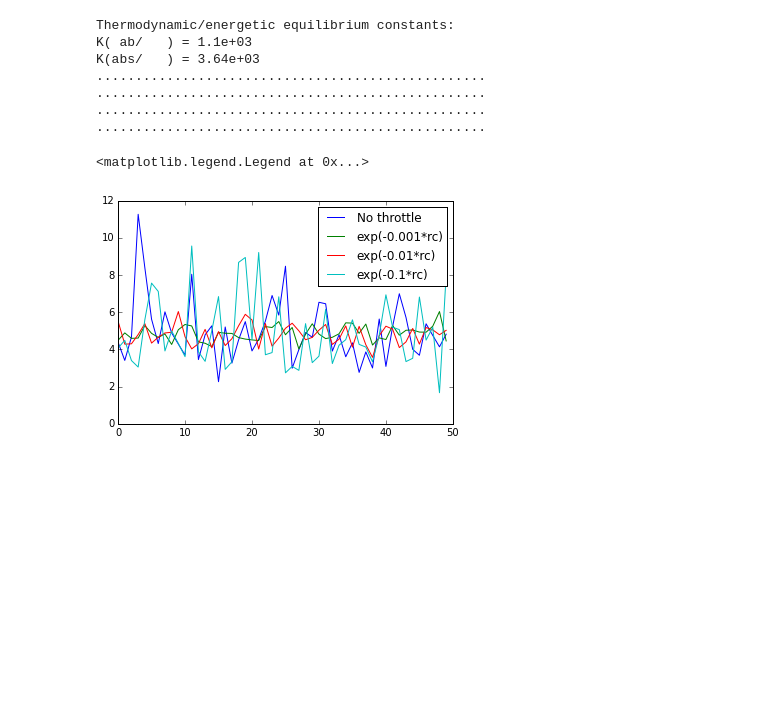
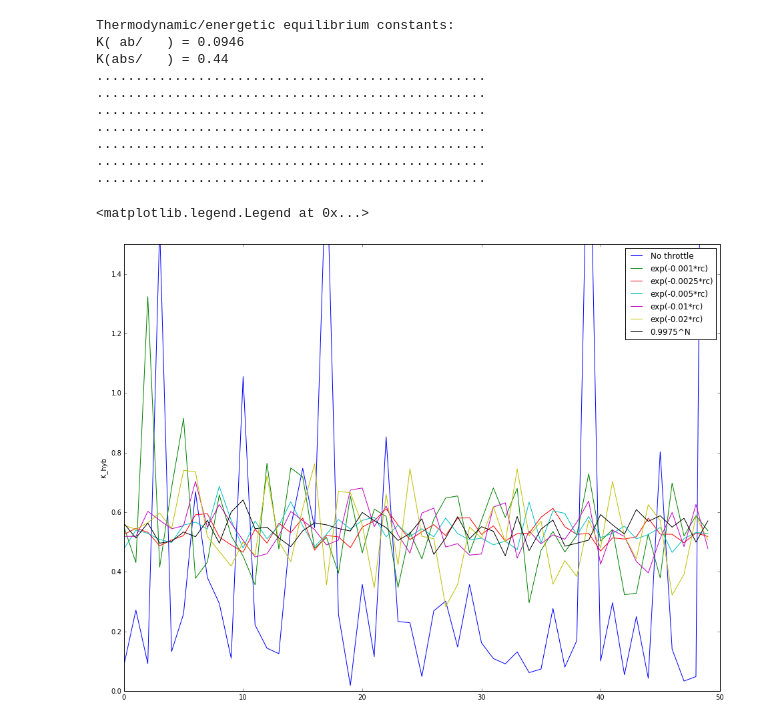
Before and after one commit to scholer/nascent, a Jupyter notebook: notebooks/Minimal_throttled_ssa.ipynb, the cells around one changed output. Cells and saved outputs as stored; diff of their text form; code cells hidden in the pictures; blank space fills up the shorter version.

```diff
--- a/notebooks/Minimal_throttled_ssa.ipynb
+++ b/notebooks/Minimal_throttled_ssa.ipynb
@@ -20,6 +20,19 @@ def random_choice(choices, weights=None):
         j += 1
         sum_j += weights[j]
     return choices[j]
+# %%
+def minimal_ssa(rate_constants, N_steps_max=100000, time_max=None, start_state=None):
+    """ Minimal stochastic simulation algorithm. rate_constants: dict of dicts, [start][end] = k(start->end) """
+    time, N_steps, stats = 0, 0, []
+    state = start_state if start_state is not None else random.choice(list(rate_constants.keys()))
+    while N_steps < N_steps_max and (time_max is None or time < time_max):
+        end_states, a = zip(*rate_constants[state].items())
+        tau = ln(1/random.random())/sum(a)  # or np.random.exponential(1/sum(a))
+        stats.append({'state': state, 'tau': tau, 'time': time})
+        state = random_choice(end_states, weights=a)
+        time += tau
+        N_steps += 1
+    return stats
 # %%
 def throttled_ssa(rate_constants, throttle_func=None, N_steps_max=100000, time_max=None, start_state=None):
     """ Minimal stochastic simulation algorithm. rate_constants: dict of dicts, [start][end] = k(start->end) """
@@ -49,4 +62,3 @@ def throttled_ssa(rate_constants, throttle_func=None, N_steps_max=100000, time_m
     result = dict(zip("stats, cycle_count, state_count, time, state".split(", "),
                       [stats, cycle_count, state_count, time, state]))
     return stats
-minimal_ssa = throttled_ssa
@@ -145,10 +279,13 @@ K_on = 0.1435/0.03348 = 4.2866
 # %%
 N_sims = 50
-N_steps_max = 40000
+N_steps_max = 100000
 
-dE = {'a': -3, 'b': -4, 's': -1.2} # in units of RT
+conc = 1.667e-6
+
+#dE = {'a': -3, 'b': -4, 's': -1.2} # in units of RT
 states = ["", "a", "b", "ab", "abs"]
-state_energies = {"": 0, "a": dE['a'], "b": dE['b'], "ab": dE['a']+dE['b'], "abs": dE['a']+dE['b']+dE['s']}
+#state_energies = {"": 0, "a": dE['a'], "b": dE['b'], "ab": dE['a']+dE['b'], "abs": dE['a']+dE['b']+dE['s']}
+state_energies = E
 
 rates = {
             "": {"a": k_on*conc, "b": k_on*conc},
@@ -166,41 +303,68 @@ K = {(target, source): exp(state_energies[source]-state_energies[target])
 print("\n".join("K(%3s/%3s) = %0.03g" % (target, source, exp(state_energies[source]-state_energies[target]))
                 for source, target in (("", "ab"), ("", "abs"))))
 
+pyplot.figure(figsize=(16, 12))
+
 ## No throttle:
-all_stats, Ks = simulate_n_times(N_sims, rates, throttle_func=None)
+all_stats, state_partitions, Ks = simulate_n_times(N_sims, rates, throttle_func=None)
 pyplot.plot(Ks, label="No throttle")
 
 
 ## Exponential:
 def throttle_func(state, end_state, state_counts, cycle_counts, reaction_count):
     return exp(-0.001*reaction_count[(state, end_state)])
-all_stats, Ks = simulate_n_times(N_sims, rates, throttle_func=throttle_func)
+all_stats, state_partitions, Ks = simulate_n_times(N_sims, rates, throttle_func=throttle_func)
 pyplot.plot(Ks, label="exp(-0.001*rc)")
 
 ## Exponential:
 def throttle_func(state, end_state, state_counts, cycle_counts, reaction_count):
+    return exp(-0.003*reaction_count[(state, end_state)])
+all_stats, state_partitions, Ks = simulate_n_times(N_sims, rates, throttle_func=throttle_func)
+pyplot.plot(Ks, label="exp(-0.0025*rc)")
+
+## Exponential:
+def throttle_func(state, end_state, state_counts, cycle_counts, reaction_count):
+    return exp(-0.003*reaction_count[(state, end_state)])
+all_stats, state_partitions, Ks = simulate_n_times(N_sims, rates, throttle_func=throttle_func)
+pyplot.plot(Ks, label="exp(-0.005*rc)")
+
+## Exponential:
+def throttle_func(state, end_state, state_counts, cycle_counts, reaction_count):
     return exp(-0.01*reaction_count[(state, end_state)])
-all_stats, Ks = simulate_n_times(N_sims, rates, throttle_func=throttle_func)
+all_stats, state_partitions, Ks = simulate_n_times(N_sims, rates, throttle_func=throttle_func)
 pyplot.plot(Ks, label="exp(-0.01*rc)")
 
 ## Exponential:
 def throttle_func(state, end_state, state_counts, cycle_counts, reaction_count):
-    return exp(-0.1*reaction_count[(state, end_state)])
-all_stats, Ks = simulate_n_times(N_sims, rates, throttle_func=throttle_func)
-pyplot.plot(Ks, label="exp(-0.1*rc)")
+    return exp(-0.03*reaction_count[(state, end_state)])
+all_stats, state_partitions, Ks = simulate_n_times(N_sims, rates, throttle_func=throttle_func)
+pyplot.plot(Ks, label="exp(-0.02*rc)")
+
+## Exponential, decay-throttled, with decay_base equivalent to exp(-0.0025^N)  - decay_base = exp(-a), a = -ln(decay_base)
+all_stats, state_partitions, Ks = simulate_n_times(N_sims, rates, decay_base=0.9975)
+pyplot.plot(Ks, label="0.9975^N")
+
 
 
 ## Finishing touch:
 #pyplot.ylim(ymin=0, ymax=1.3*max((max(K_abs_a), max(K_abs_a2), max(K_abs_a3))))
+#ymin, ymax = pyplot.ylim()
+#if ymax > 1.5:
+#    ymax = 1.5
+pyplot.ylim((0, 1.5))
+pyplot.ylabel("K_hyb")
 pyplot.legend()
 #print("abs -> ab: avg=%.03f, std=%.03f" % (np.average(Ks), np.std(Ks)))
 # %% [output]
 Thermodynamic/energetic equilibrium constants:
-K( ab/   ) = 1.1e+03
-K(abs/   ) = 3.64e+03
+K( ab/   ) = 0.0946
+K(abs/   ) = 0.44
 ..................................................
 ..................................................
 ..................................................
 ..................................................
+..................................................
+..................................................
+..................................................
 <matplotlib.legend.Legend at 0x...>
-[figure, old version]
+[figure, new version]
```
Also changed, not shown: parts of 11 cells of this notebook, 9 other files.
